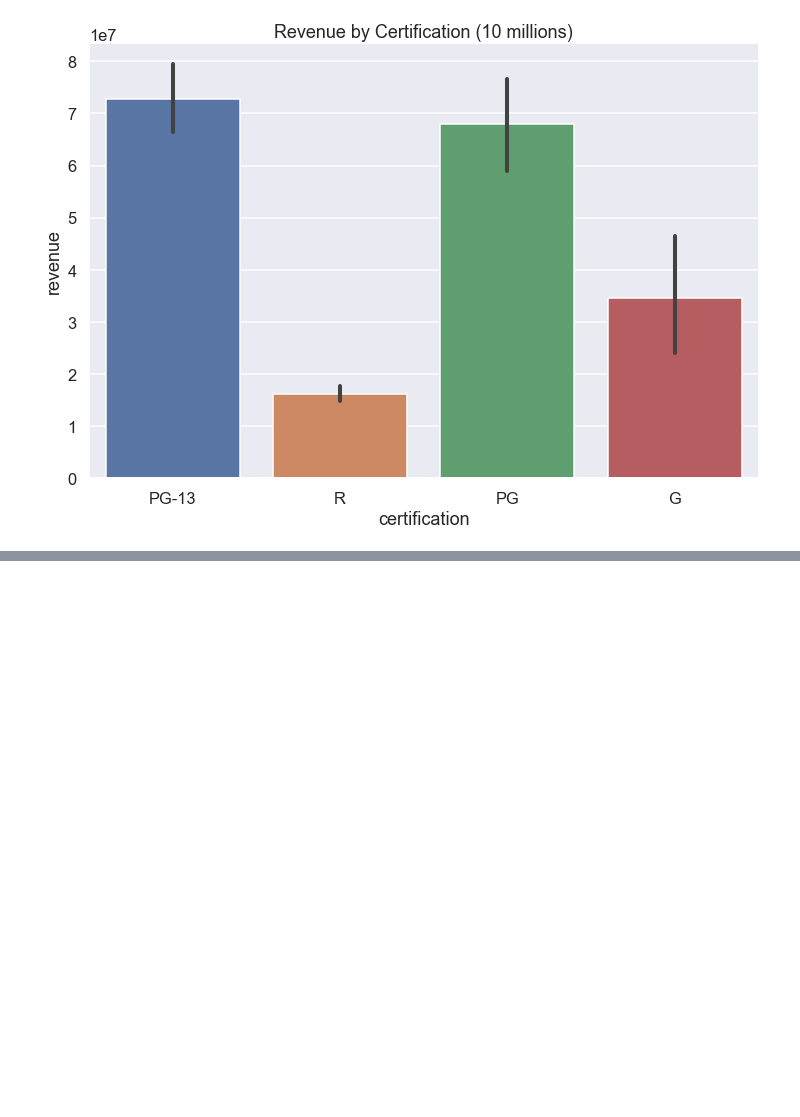
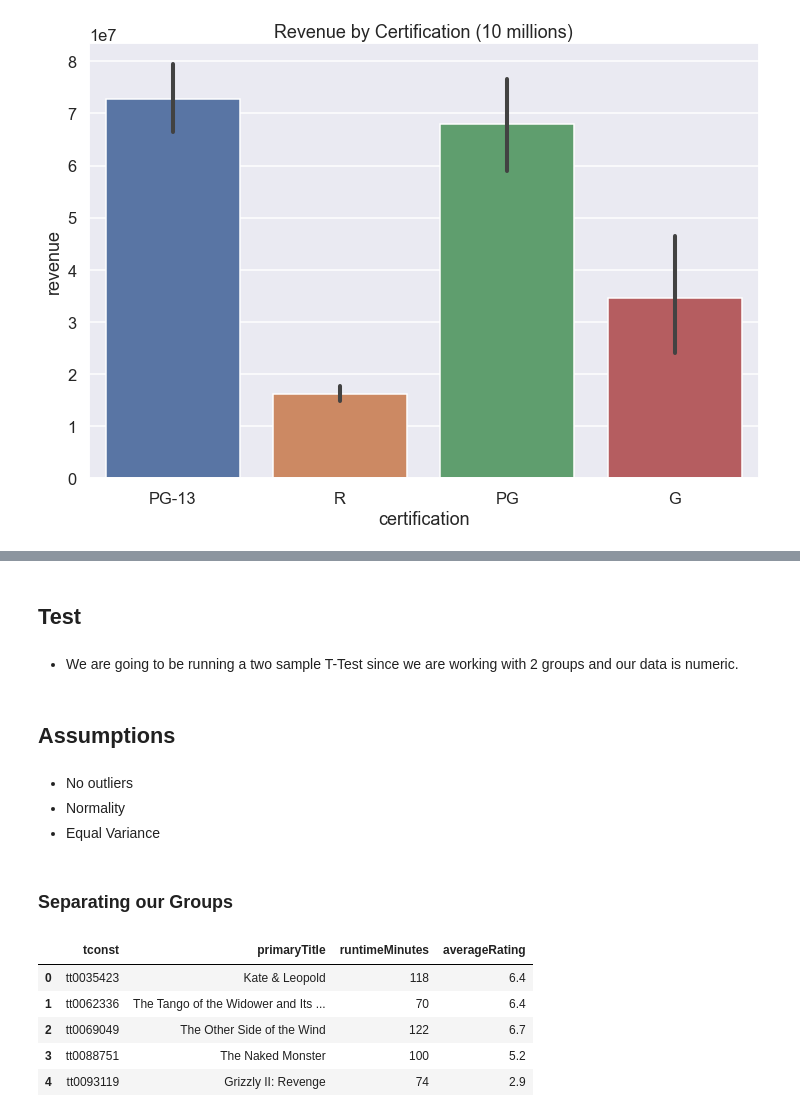
Before and after one commit to bustyAI/Movie-Project, a Jupyter notebook: Part 4 Hypothesis Testing.ipynb, the cells around one changed output, grey strips where cells are left out. Saved outputs shown, nothing was run; the diff lists cells and outputs as text; code cells hidden in the pictures; blank space fills up the shorter version.

Commit message:
adding second Hypothesis Test

```diff
--- a/Part 4 Hypothesis Testing.ipynb
+++ b/Part 4 Hypothesis Testing.ipynb
@@ -211,0 +244,21 @@ plt.title("Revenue by Certification (10 millions)");
+# %% [markdown]
+## Test
+# %% [markdown]
+- We are going to be running a two sample T-Test since we are working with 2 groups and our data is numeric.
+# %% [markdown]
+## Assumptions
+# %% [markdown]
+- No outliers
+- Normality
+- Equal Variance
+# %% [markdown]
+### Separating our Groups
+# %%
+movie_df.head()
+# %% [output]
+|  | tconst | primaryTitle | runtimeMinutes | averageRating |
+| 0 | tt0035423 | Kate & Leopold | 118 | 6.4 |
+| 1 | tt0062336 | The Tango of the Widower and Its ... | 70 | 6.4 |
+| 2 | tt0069049 | The Other Side of the Wind | 122 | 6.7 |
+| 3 | tt0088751 | The Naked Monster | 100 | 5.2 |
+| 4 | tt0093119 | Grizzly II: Revenge | 74 | 2.9 |
```
Also changed, not shown: parts of 33 cells of this notebook.
